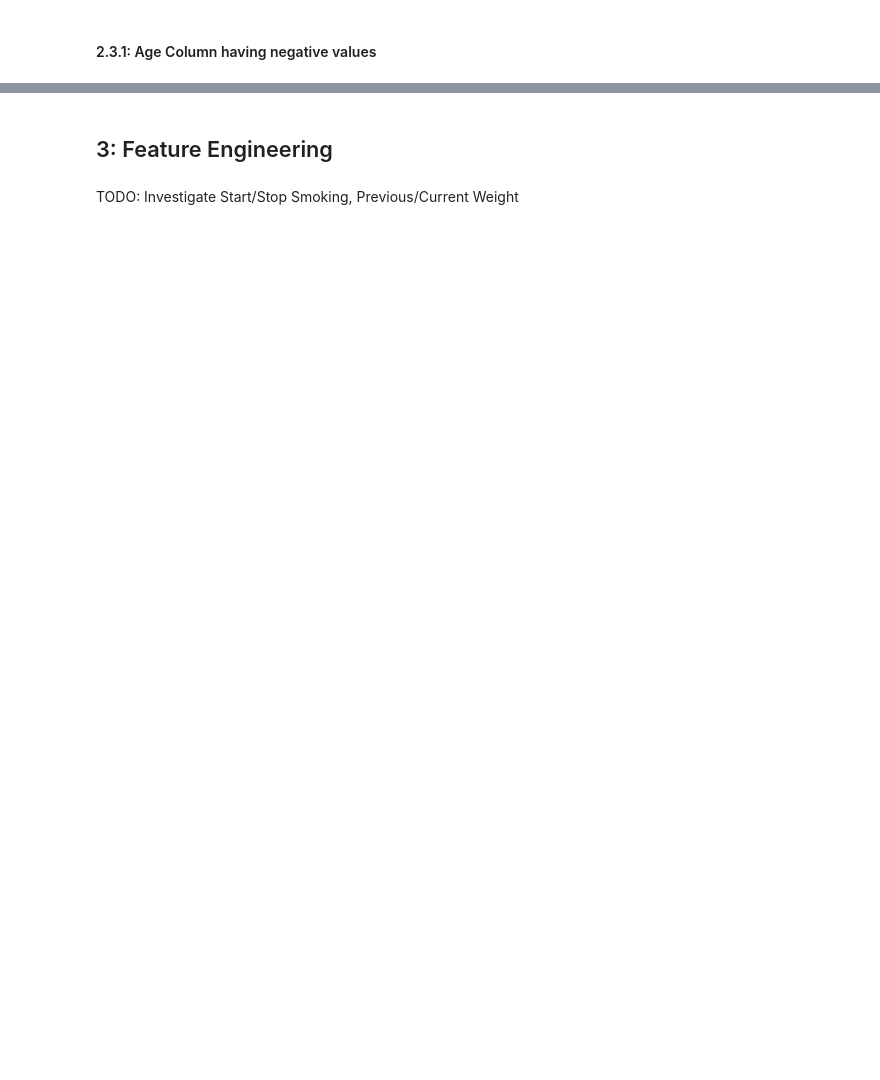
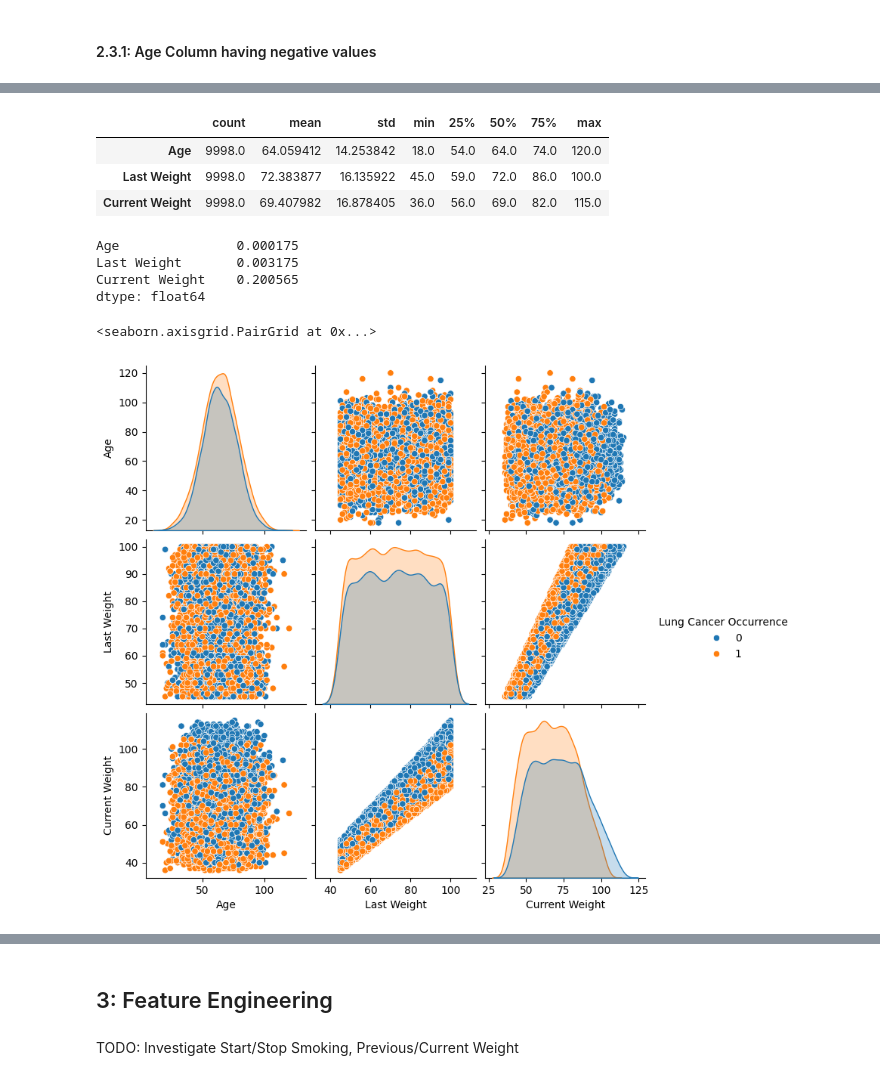
Before and after one commit to Allan-Poto/MLP_Project, a Jupyter notebook: eda.ipynb, the cells around one changed output, grey strips where cells are left out. Drawn from its saved outputs; the diff is of its cells as text; code cells hidden in the pictures; blank space fills up the shorter version.

```diff
--- a/eda.ipynb
+++ b/eda.ipynb
@@ -223,0 +336,21 @@ LOOK AT DISTRIBUTIONS, OUTLIERS, CORRELATION
+# %%
+# Summary statistics
+NUM_DATA = MASTER_DF.drop("Lung Cancer Occurrence", axis=1).select_dtypes(include="number")
+NUM_DATA.describe().T
+# %% [output]
+|  | count | mean | std | min | 25% | 50% | 75% | max |
+| Age | 9998.0 | 64.059412 | 14.253842 | 18.0 | 54.0 | 64.0 | 74.0 | 120.0 |
+| Last Weight | 9998.0 | 72.383877 | 16.135922 | 45.0 | 59.0 | 72.0 | 86.0 | 100.0 |
+| Current Weight | 9998.0 | 69.407982 | 16.878405 | 36.0 | 56.0 | 69.0 | 82.0 | 115.0 |
+# %%
+NUM_DATA.skew()
+# %% [output]
+Age               0.000175
+Last Weight       0.003175
+Current Weight    0.200565
+dtype: float64
+# %%
+sns.pairplot(data=MASTER_DF, hue = "Lung Cancer Occurrence")
+# %% [output]
+<seaborn.axisgrid.PairGrid at 0x...>
+[figure, added]
```
Also changed, not shown: parts of 98 cells of this notebook, 1 other file.
